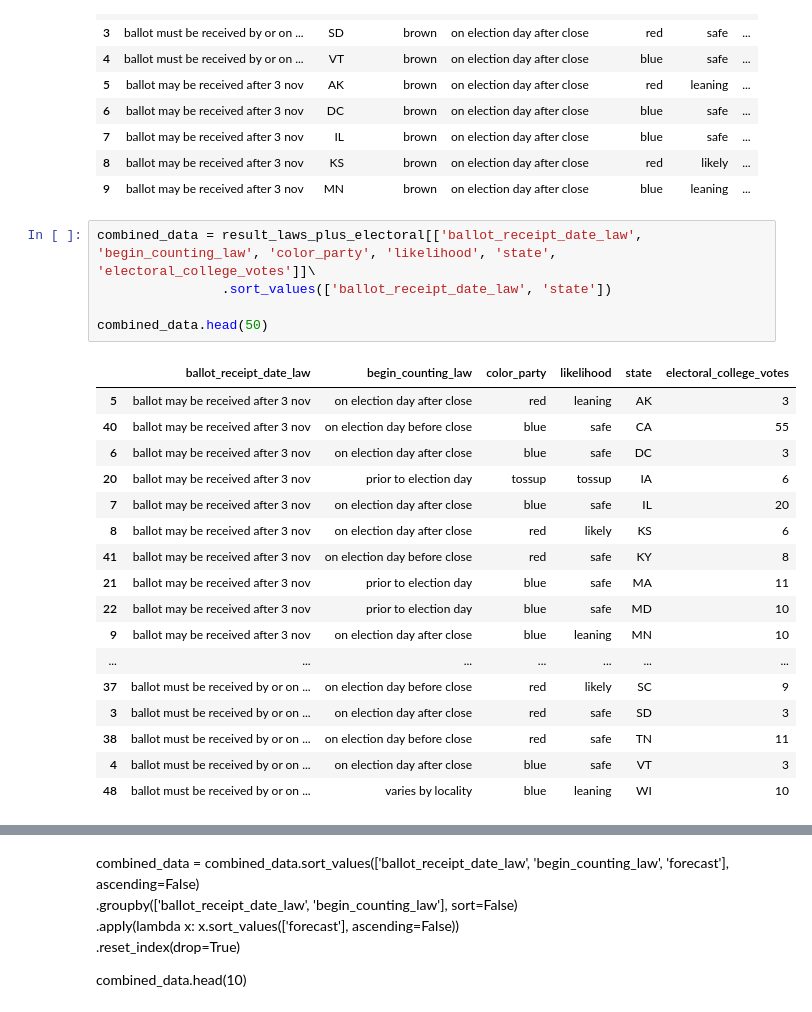
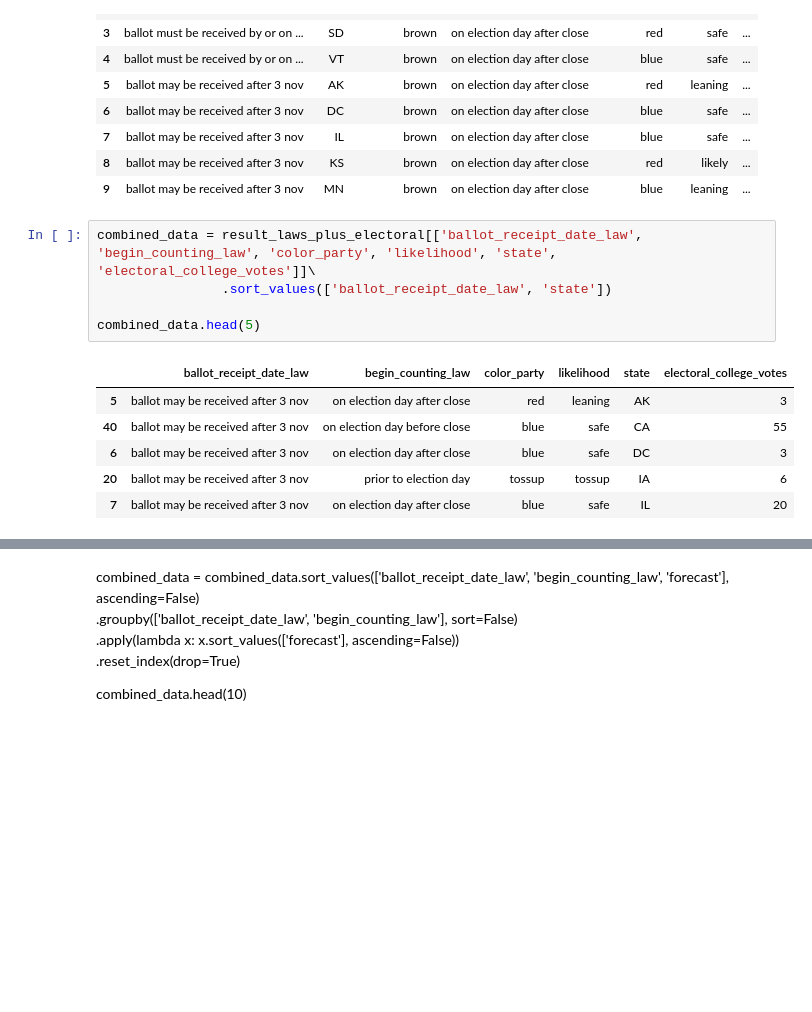
Before and after one commit to surfaceowl/2020election_advance_vote_count, a Jupyter notebook: 2020-US-election-voting-analysis.ipynb, the cells around one changed output, grey strips where cells are left out. Cells and saved outputs as stored; diff of their text form; blank space fills up the shorter version.

```diff
--- a/2020-US-election-voting-analysis.ipynb
+++ b/2020-US-election-voting-analysis.ipynb
@@ -125,26 +184,15 @@ result_laws_plus_electoral.head(10)
 # %%
 combined_data = result_laws_plus_electoral[['ballot_receipt_date_law', 'begin_counting_law', 'color_party', 'likelihood', 'state', 'electoral_college_votes']]\
                 .sort_values(['ballot_receipt_date_law', 'state'])
 
-combined_data.head(50)
+combined_data.head(5)
 # %% [output]
 |  | ballot_receipt_date_law | begin_counting_law | color_party | likelihood | state | electoral_college_votes |
 | 5 | ballot may be received after 3 nov | on election day after close | red | leaning | AK | 3 |
 | 40 | ballot may be received after 3 nov | on election day before close | blue | safe | CA | 55 |
 | 6 | ballot may be received after 3 nov | on election day after close | blue | safe | DC | 3 |
 | 20 | ballot may be received after 3 nov | prior to election day | tossup | tossup | IA | 6 |
 | 7 | ballot may be received after 3 nov | on election day after close | blue | safe | IL | 20 |
-| 8 | ballot may be received after 3 nov | on election day after close | red | likely | KS | 6 |
-| 41 | ballot may be received after 3 nov | on election day before close | red | safe | KY | 8 |
-| 21 | ballot may be received after 3 nov | prior to election day | blue | safe | MA | 11 |
-| 22 | ballot may be received after 3 nov | prior to election day | blue | safe | MD | 10 |
-| 9 | ballot may be received after 3 nov | on election day after close | blue | leaning | MN | 10 |
-| ... | ... | ... | ... | ... | ... | ... |
-| 37 | ballot must be received by or on ... | on election day before close | red | likely | SC | 9 |
-| 3 | ballot must be received by or on ... | on election day after close | red | safe | SD | 3 |
-| 38 | ballot must be received by or on ... | on election day before close | red | safe | TN | 11 |
-| 4 | ballot must be received by or on ... | on election day after close | blue | safe | VT | 3 |
-| 48 | ballot must be received by or on ... | varies by locality | blue | leaning | WI | 10 |
 # %%
 # simplify column contents & replace values to improve sorting of sankey results
 simplify_receipt_date = {"ballot must be received by or on 3 nov":"received by election day", "ballot may be received after 3 nov":"received post election day"}
```
Also changed, not shown: parts of 18 cells of this notebook, 4 other files.
